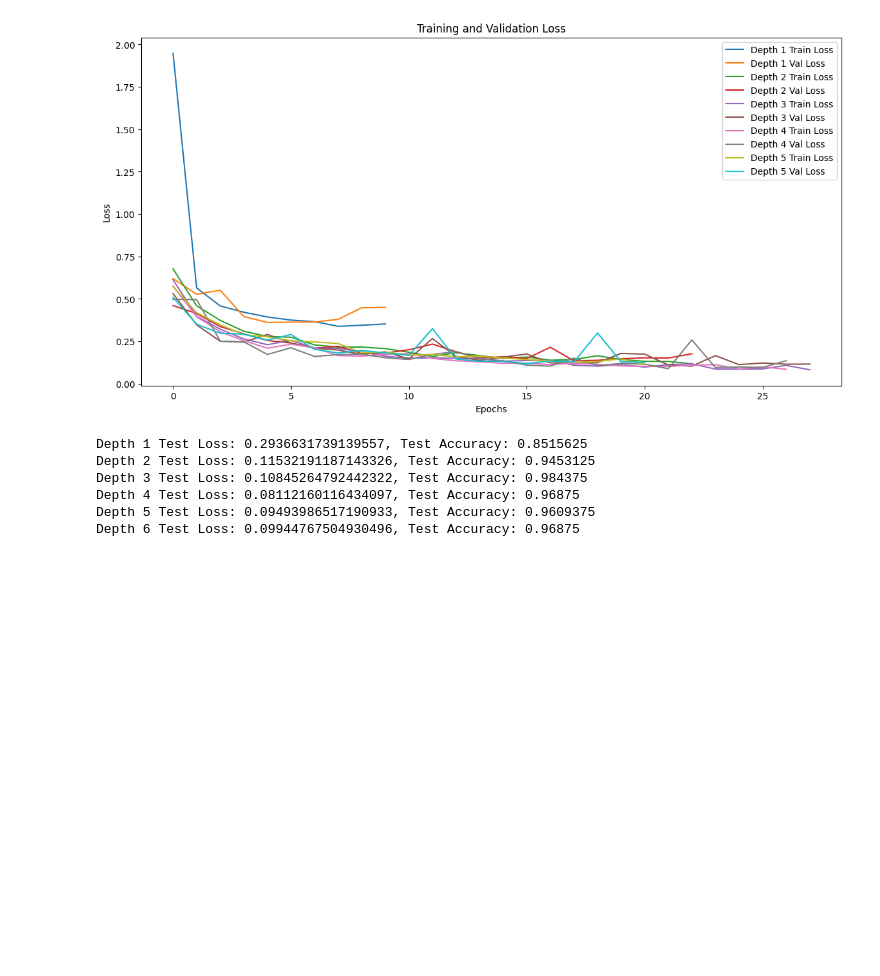
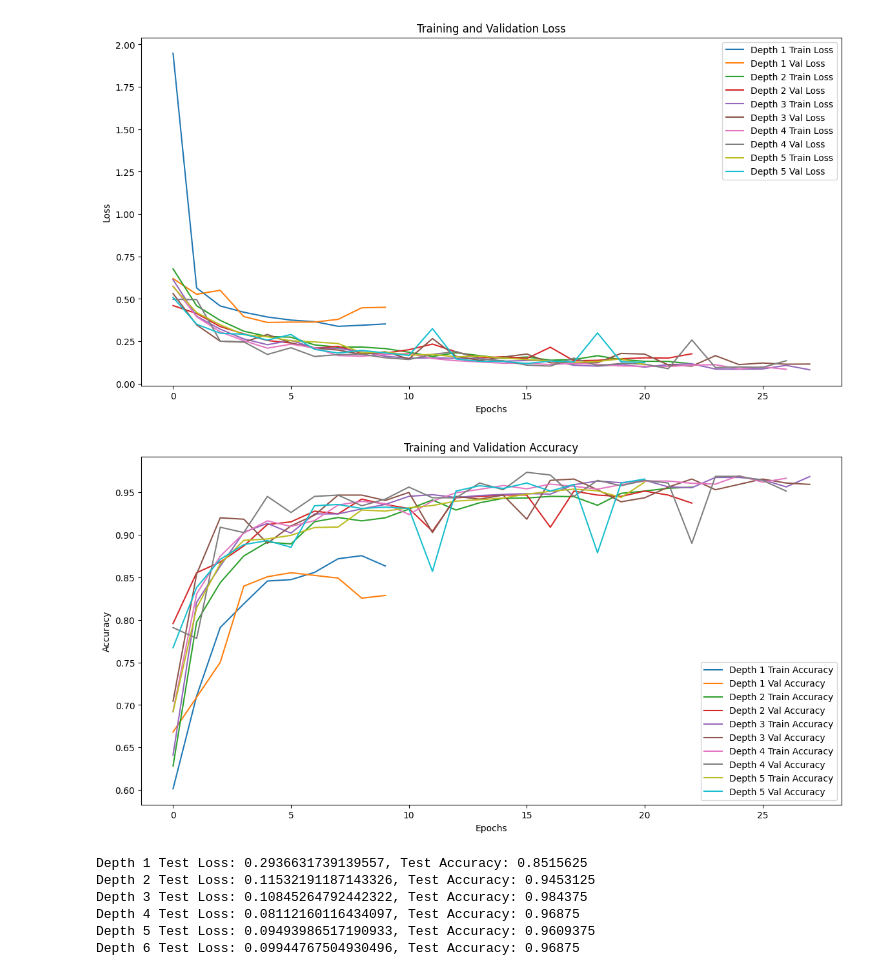
Before and after one commit to AchinthaThennakoon/L4S2-FYP-UOM, a Jupyter notebook: measuring_cnn_model_performance/measure_performance(individual_depths).ipynb, the cells around one changed output. Cells and saved outputs as stored; diff of their text form; code cells hidden in the pictures; blank space fills up the shorter version.

Commit message:
adding training and validation accuracy

```diff
--- a/measuring_cnn_model_performance/measure_performance(individual_depths).ipynb
+++ b/measuring_cnn_model_performance/measure_performance(individual_depths).ipynb
@@ -315,6 +315,21 @@ plt.title('Training and Validation Loss')
 plt.show()
 # %% [output]
 [figure]
+# %%
+# Plot training and validation accuracy for each depth
+plt.figure(figsize=(14, 7))
+for depth in range(1, 6):  # Example depths
+    history = load_history(depth,history_path)
+    plt.plot(history['accuracy'], label=f'Depth {depth} Train Accuracy')
+    plt.plot(history['val_accuracy'], label=f'Depth {depth} Val Accuracy')
+
+plt.xlabel('Epochs')
+plt.ylabel('Accuracy')
+plt.legend()
+plt.title('Training and Validation Accuracy')
+plt.show()
+# %% [output]
+[figure, added]
 # %%
 # Print test evaluation results for each depth
 for depth in range(1, 7):
```
